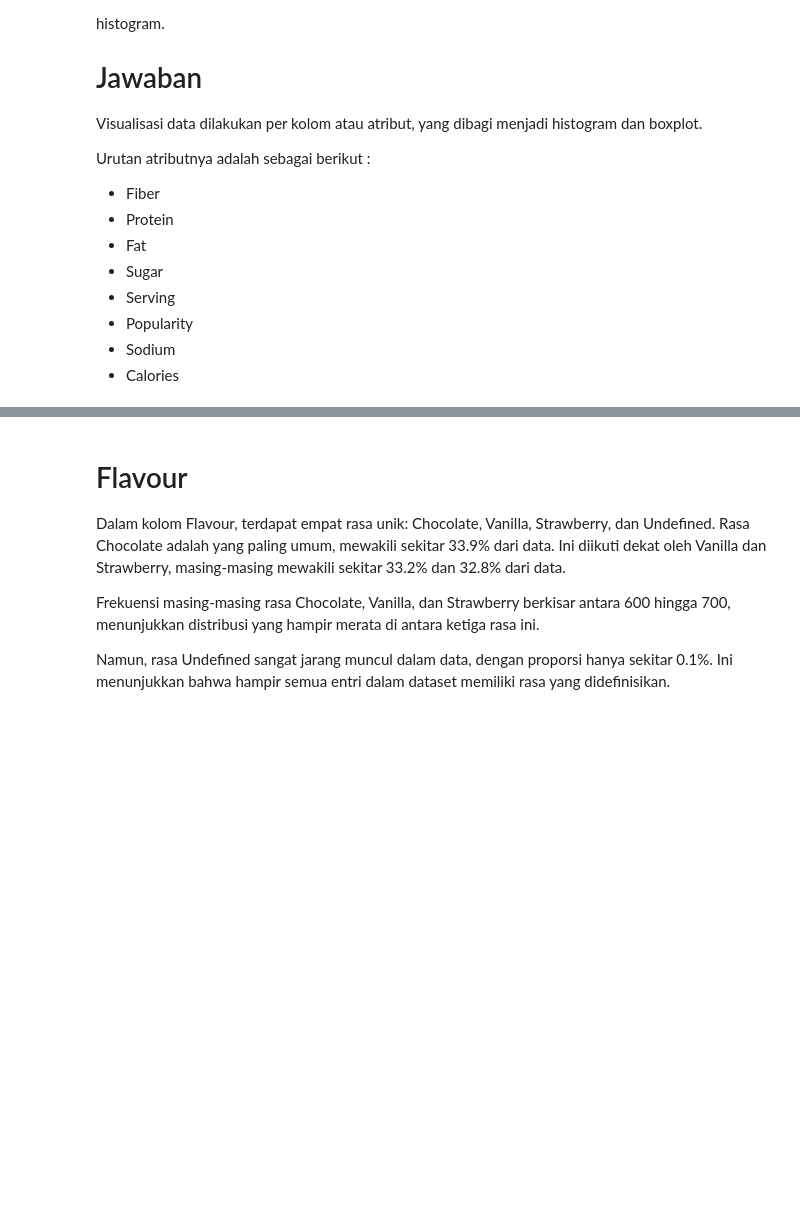
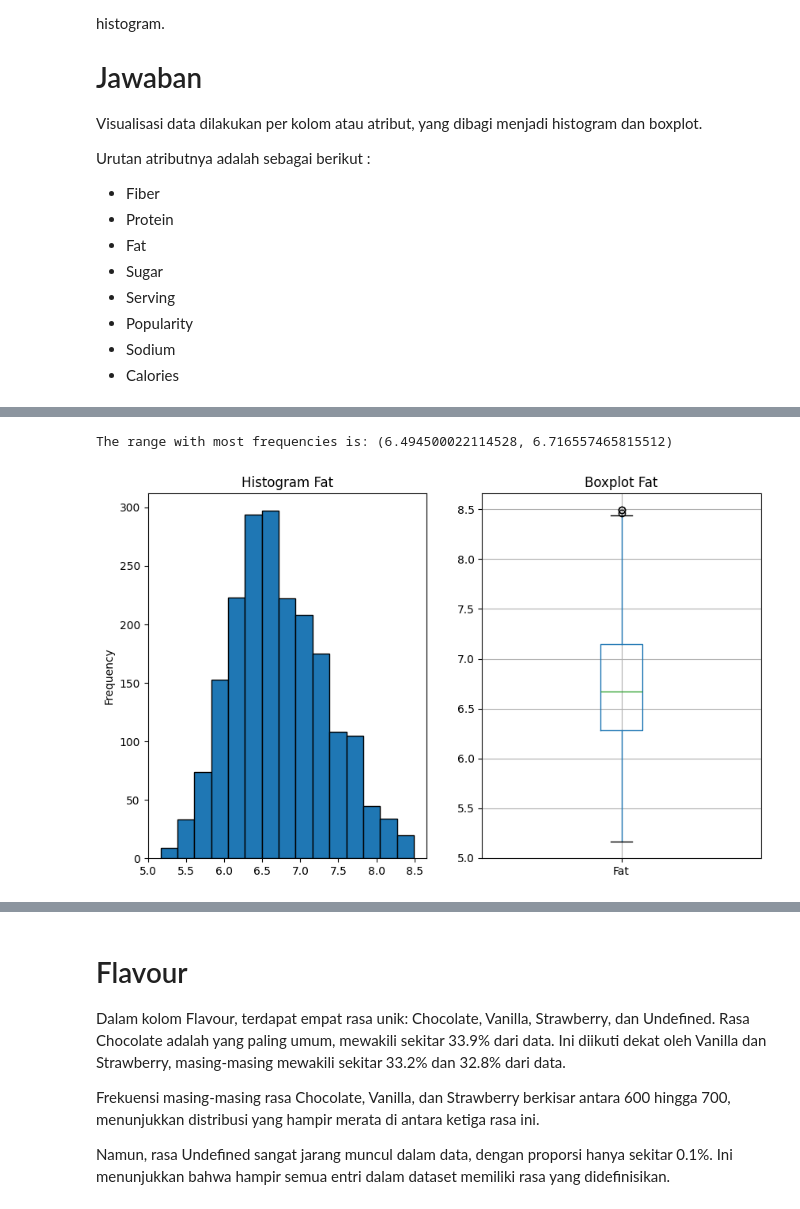
Before and after one commit to alandmprtma/IF2220-Tubes-Probstat, a Jupyter notebook: K03-IF2220-13522124-13522135.ipynb, the cells around one changed output, grey strips where cells are left out. Drawn from its saved outputs; the diff is of its cells as text; code cells hidden in the pictures; blank space fills up the shorter version.

```diff
--- a/K03-IF2220-13522124-13522135.ipynb
+++ b/K03-IF2220-13522124-13522135.ipynb
@@ -384,0 +331,6 @@ plot_attribute(data, 'Calories')
+# %%
+plot_attribute(data, 'Fat')
+print_most_frequent_range(data, 'Fat')
+# %% [output]
+The range with most frequencies is: (6.494500022114528, 6.716557465815512)
+[figure, added]
```
Also changed, not shown: parts of 40 cells of this notebook.
